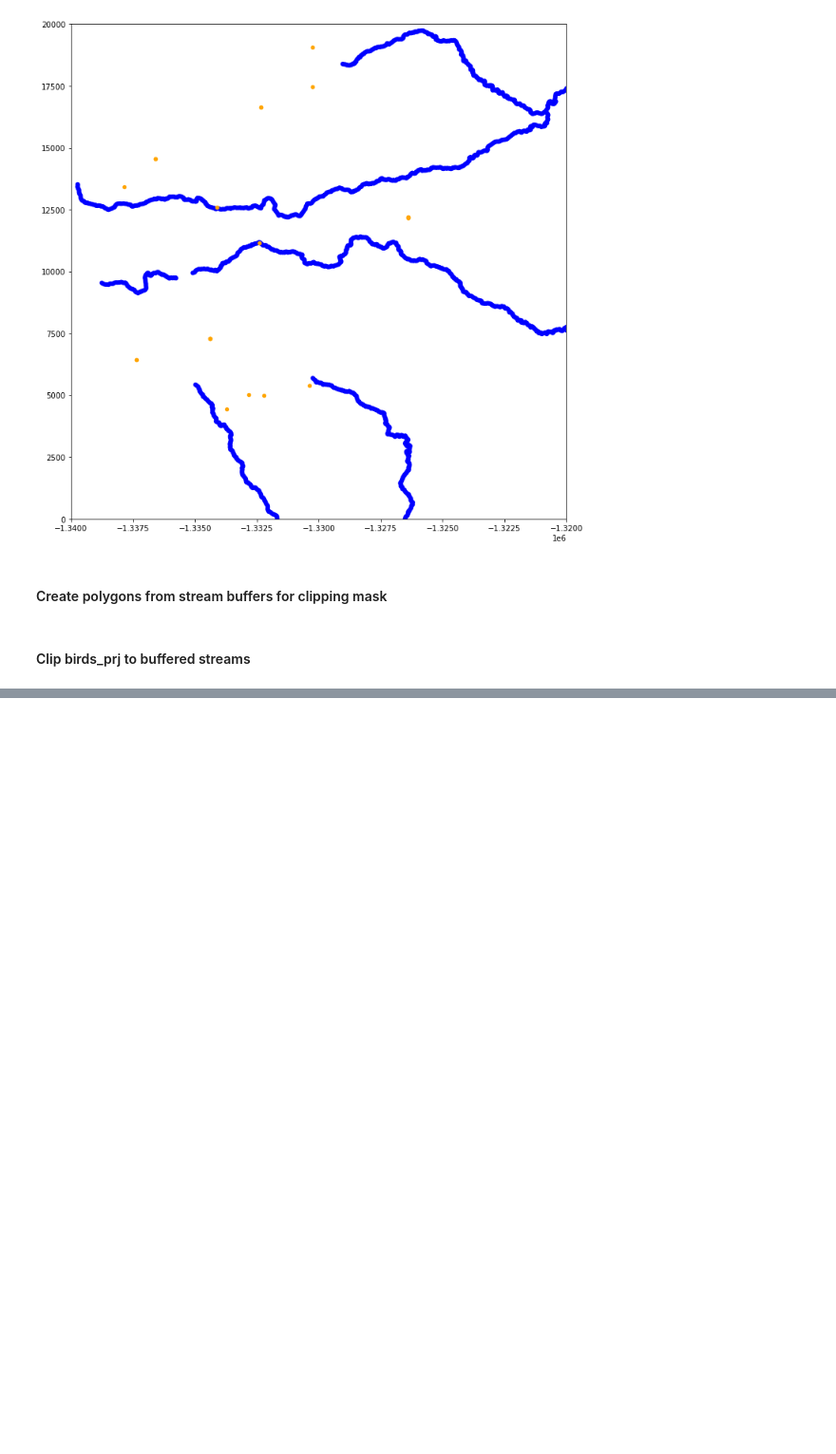
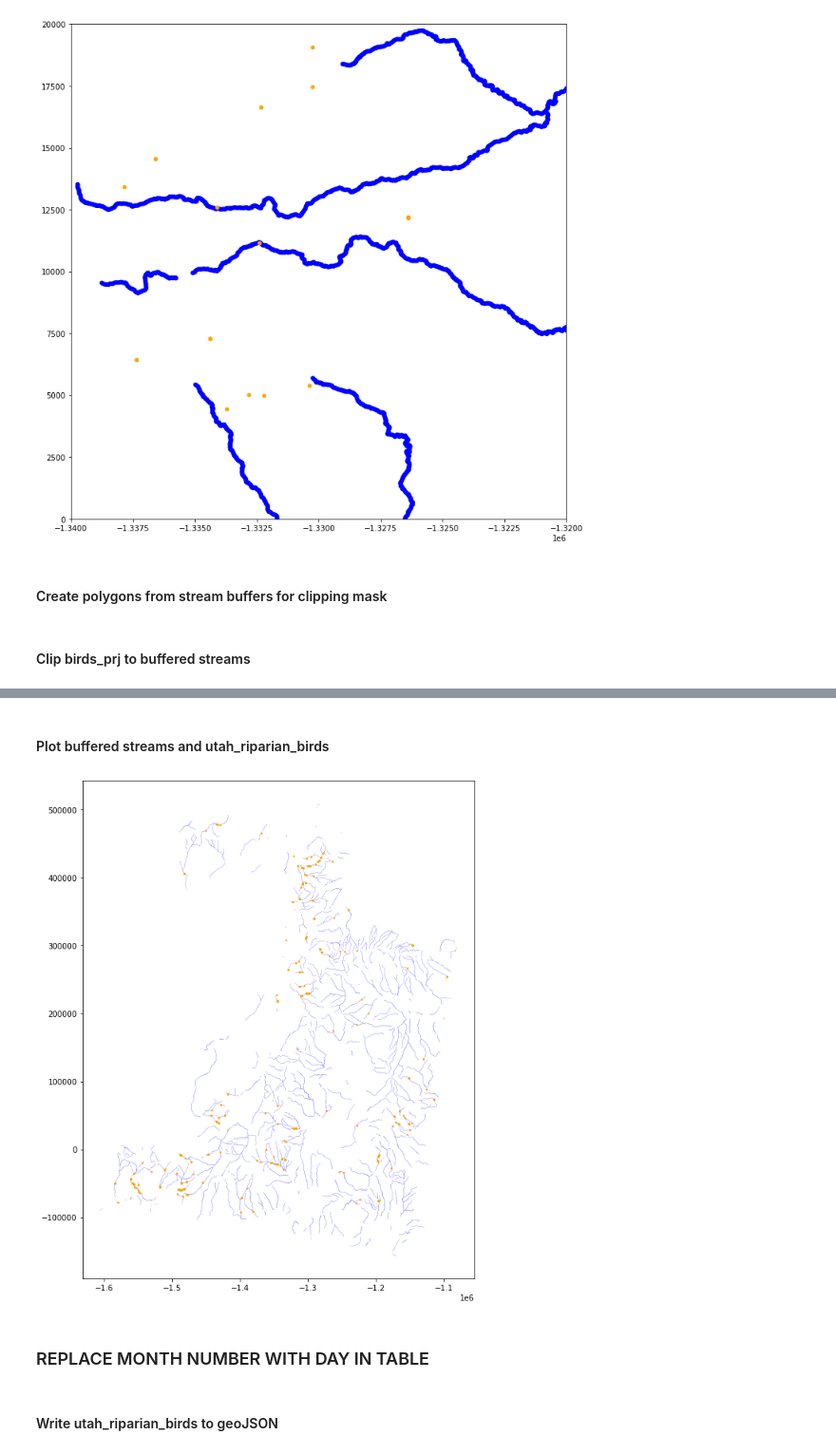
Before and after one commit to zac-stanley/birds-utah, a Jupyter notebook: notebooks/bird_occurrences_utah_explore_reproject_buffer_intersect.ipynb, the cells around one changed output, grey strips where cells are left out. Shown at 95% size. Saved outputs shown, nothing was run; the diff lists cells and outputs as text; code cells hidden in the pictures; blank space fills up the shorter version.

Commit message:
UPDATE bird_occurrences_utah_explore_reproject_buffer_intersect.ipynb and create utah_riparian_birds.geojson

```diff
--- a/notebooks/bird_occurrences_utah_explore_reproject_buffer_intersect.ipynb
+++ b/notebooks/bird_occurrences_utah_explore_reproject_buffer_intersect.ipynb
@@ -115,0 +147,17 @@ utah_riparian_birds = birds_prj[birds_prj.geometry.intersects(utah_streams_buffe
+# %% [markdown]
+#### Plot buffered streams and utah_riparian_birds
+# %%
+# plot all bird occurences and major streams in the state of Utah
+fig, ax = plt.subplots()
+
+base_color = '#f0f0f0'
+border_color = base_color
+
+utah_riparian_birds.plot(ax=ax, color='orange', zorder=2, markersize=2);
+streams_prj.plot(ax=ax, color='blue', zorder=1, linewidth=10);
+# %% [output]
+[figure, added]
+# %% [markdown]
+### REPLACE MONTH NUMBER WITH DAY IN TABLE
+# %% [markdown]
+#### Write utah_riparian_birds to geoJSON
```
Also changed, not shown: parts of 4 cells of this notebook, 1 other file.
